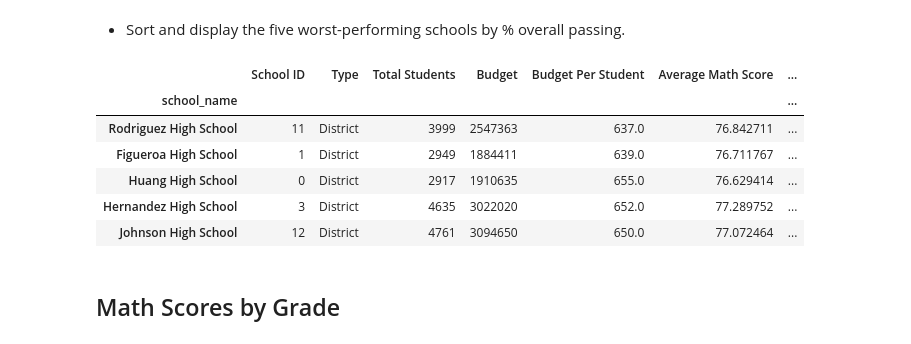
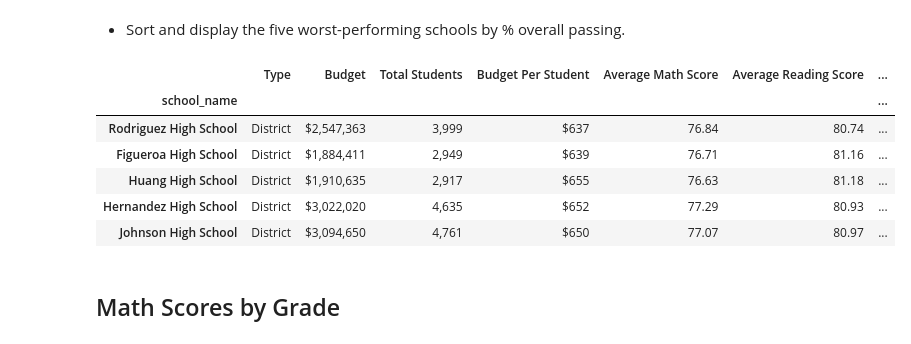
Before and after one commit to dkogel/School-system-analysis-with-Pandas, a Jupyter notebook: PyCitySchools_DK_Work/main.ipynb, the cells around one changed output. Drawn from its saved outputs; the diff is of its cells as text; code cells hidden in the pictures.

```diff
--- a/PyCitySchools_DK_Work/main.ipynb
+++ b/PyCitySchools_DK_Work/main.ipynb
@@ -5,6 +5,7 @@
 # Dependencies and Setup
 
 import pandas as pd
+pd.set_option('mode.chained_assignment', None)
 
 # File to Load (Remember to Change These)
 school_data_to_load = "../Instructions/PyCitySchools/Resources/schools_complete.csv"
@@ -139,15 +140,26 @@ school_data_7= school_data_6.rename(columns={"Student ID":"Total Passing Overall
 
 
 # #add % passing per school to "school_data"
-school_data_7["% Passing Math"]= school_data_7["Total Passing Math"]/school_data_7["Total Students"]
+school_data_7["% Passing Math"]= (school_data_7["Total Passing Math"]/school_data_7["Total Students"])*100
 
-school_data_7["% Passing Reading"]= school_data_7["Total Passing Reading"]/school_data_7["Total Students"]
+school_data_7["% Passing Reading"]= school_data_7["Total Passing Reading"]/school_data_7["Total Students"]*100
 
-school_data_7["% Passing Overall"]= school_data_7["Total Passing Overall"]/school_data_7["Total Students"]
+school_data_7["% Passing Overall"]= school_data_7["Total Passing Overall"]/school_data_7["Total Students"]*100
 
-#add % overall passing per school to "school data"
+school_overview_df= school_data_7[["Type","Budget","Total Students","Budget Per Student", "Average Math Score",
+                                      "Average Reading Score","% Passing Math","% Passing Reading","% Passing Overall"]]
 
+#mapping/formatting
+#file_df["avg_cost"] = file_df["avg_cost"].map("${:.2f}".format)
 
+school_overview_df["Total Students"]= school_overview_df["Total Students"].map("{:,}".format)
+school_overview_df["Budget"]= school_overview_df["Budget"].map("${:,}".format)
+school_overview_df["Budget Per Student"]= school_overview_df["Budget Per Student"].map("${:,.0f}".format)
+school_overview_df["Average Math Score"]= school_overview_df["Average Math Score"].map("{:.2f}".format)
+school_overview_df["Average Reading Score"]= school_overview_df["Average Reading Score"].map("{:.2f}".format)
+school_overview_df["% Passing Math"]= school_overview_df["% Passing Math"].map("{:.2f} %".format)
+school_overview_df["% Passing Reading"]= school_overview_df["% Passing Reading"].map("{:.2f} %".format)
+school_overview_df["% Passing Overall"]= school_overview_df["% Passing Overall"].map("{:.2f} %".format)
 
-school_data_7.head()
+school_overview_df.head()
 # %% [output]
@@ -177,15 +189,15 @@ school_data_7.sort_values(by="% Passing Overall", ascending=False).head(5)
 # %% [markdown]
 * Sort and display the five worst-performing schools by % overall passing.
 # %%
-school_data_7.sort_values(by="% Passing Overall", ascending=True).head(5)
+school_overview_df.sort_values(by="% Passing Overall", ascending=True).head(5)
 # %% [output]
-|  | School ID | Type | Total Students | Budget | Budget Per Student | Average Math Score | ... |
+|  | Type | Budget | Total Students | Budget Per Student | Average Math Score | Average Reading Score | ... |
 | school_name |  |  |  |  |  |  | ... |
-| Rodriguez High School | 11 | District | 3999 | 2547363 | 637.0 | 76.842711 | ... |
-| Figueroa High School | 1 | District | 2949 | 1884411 | 639.0 | 76.711767 | ... |
-| Huang High School | 0 | District | 2917 | 1910635 | 655.0 | 76.629414 | ... |
-| Hernandez High School | 3 | District | 4635 | 3022020 | 652.0 | 77.289752 | ... |
-| Johnson High School | 12 | District | 4761 | 3094650 | 650.0 | 77.072464 | ... |
+| Rodriguez High School | District | $2,547,363 | 3,999 | $637 | 76.84 | 80.74 | ... |
+| Figueroa High School | District | $1,884,411 | 2,949 | $639 | 76.71 | 81.16 | ... |
+| Huang High School | District | $1,910,635 | 2,917 | $655 | 76.63 | 81.18 | ... |
+| Hernandez High School | District | $3,022,020 | 4,635 | $652 | 77.29 | 80.93 | ... |
+| Johnson High School | District | $3,094,650 | 4,761 | $650 | 77.07 | 80.97 | ... |
 # %% [markdown]
 ## Math Scores by Grade
 # %% [markdown]
```
Also changed, not shown: parts of 5 cells of this notebook.
